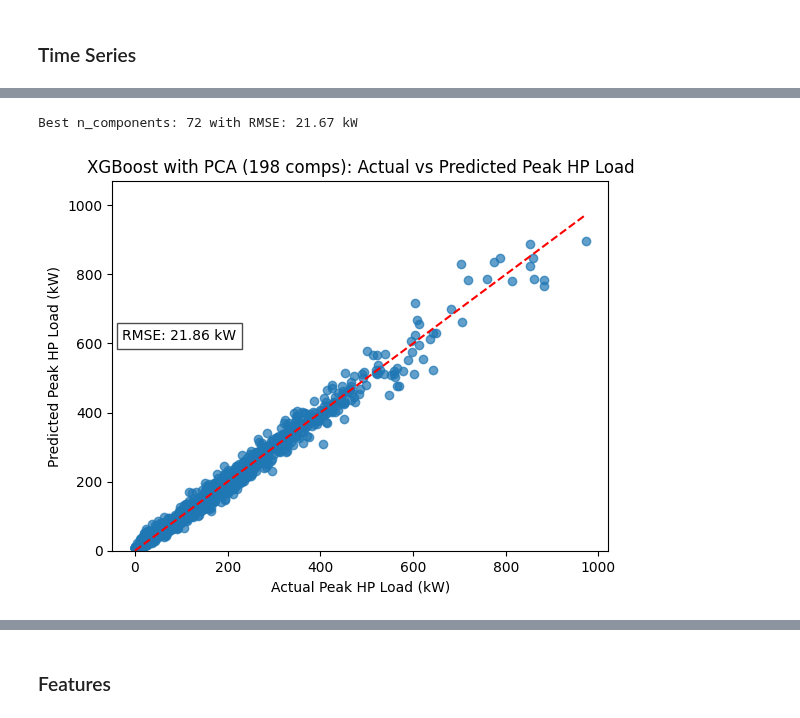
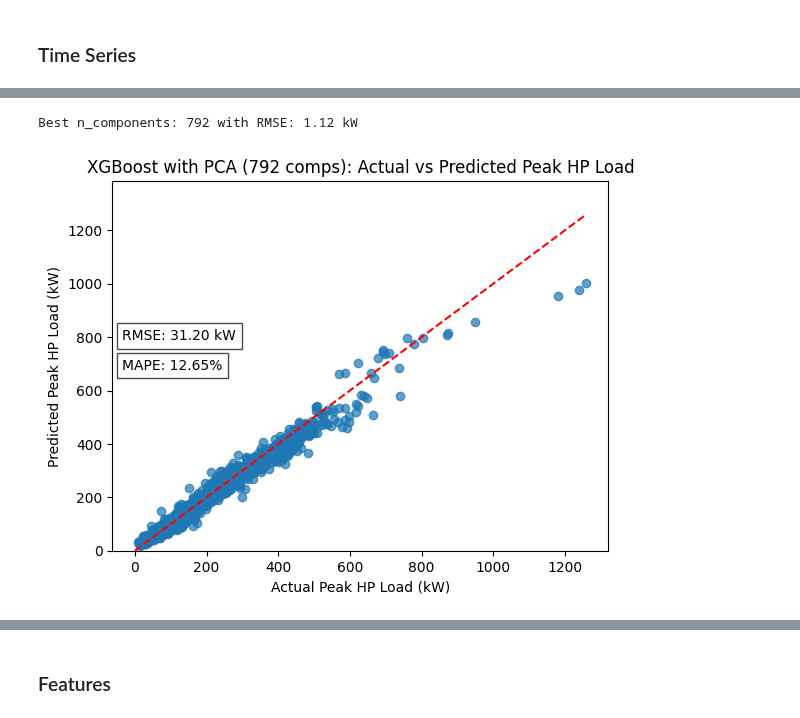
Before and after one commit to agouveia-kul/hp-capacity-detection, a Jupyter notebook: HeatPumpDetection_refactored.ipynb, the cells around one changed output, grey strips where cells are left out. Saved outputs shown, nothing was run; the diff lists cells and outputs as text; code cells hidden in the pictures.

```diff
--- a/HeatPumpDetection_refactored.ipynb
+++ b/HeatPumpDetection_refactored.ipynb
@@ -514,7 +518,7 @@ if regenerate_substations:
 
     substations = {}
 
-    min_substation_size = 2
+    min_substation_size = 20
     max_substation_size = 100
 
     T_base = 12.0  # degC, balance temperature for heating degree hours (HDH)
@@ -2020,12 +2090,12 @@ def extract_windowed_hdd_features_from_mapping(
 # Shared boolean arguments for all windowed HDD feature extractions
 windowed_hdd_feature_kwargs = dict(
     weekday_only=True,
-    include_shape=True,
+    include_shape=False,
     include_minmax=True,
     include_quantiles=True,
-    include_n_days=True,
-    include_corr_features=True,
-    include_climate_context=True,
+    include_n_days=False,
+    include_corr_features=False,
+    include_climate_context=False,
     normalize_by_peak=True,
 )
 
@@ -2215,9 +2261,11 @@ plt.show()
 # %%
-for n_comp in trange(2, 1000, 2, desc='Evaluating PCA components - XGBoost'):
-    pca = PCA(n_components=n_comp)
-    X_train_pca = pca.fit_transform(total_loads_train_df)
+results_timeseries = {}
 
-    xgb_model_time_pca = xgb.XGBRegressor(
+for n_components in trange(2, 1000, 2, desc='Evaluating PCA components - XGBoost'):
+    pca_model = PCA(n_components=n_components)
+    X_train_pca = pca_model.fit_transform(pca_train_loads_df)
+
+    xgb_pca_model = xgb.XGBRegressor(
         learning_rate=xgb_time_best_hyperparams['eta'],
         n_estimators=int(xgb_time_best_hyperparams['n_estimators']),
         max_depth=int(xgb_time_best_hyperparams['max_depth']),
@@ -2227,45 +2275,41 @@ for n_comp in trange(2, 1000, 2, desc='Evaluating PCA components - XGBoost'):
         reg_lambda=xgb_time_best_hyperparams['reg_lambda'],
         min_child_weight=int(xgb_time_best_hyperparams['min_child_weight']),
         colsample_bytree=xgb_time_best_hyperparams['colsample_bytree'],
-        eval_metric="mae"
+        eval_metric='mae'
     )
-    xgb_model_time_pca.fit(X_train_pca, y_train_pca)
-    xgb_pred_pca = xgb_model_time_pca.predict(X_train_pca)
-    xgb_pred_pca = np.maximum(xgb_pred_pca, 0) # ensure non-negative predictions
+    xgb_pca_model.fit(X_train_pca, y_train_pca)
+    xgb_pca_pred = clip_non_negative(xgb_pca_model.predict(X_train_pca))
 
-    rmse = root_mean_squared_error(y_test_pca, xgb_pred_pca)
-    results_timeseries[n_comp] = rmse
+    rmse = root_mean_squared_error(y_train_pca, xgb_pca_pred)
+    results_timeseries[n_components] = rmse
 
-    if rmse < 0.1:  # arbitrary threshold for "good enough" performance to stop early
-        print(f'RMSE below threshold at n_components={n_comp}, stopping early.')
+    if rmse < 0.1:
+        print(f'RMSE below threshold at n_components={n_components}, stopping early.')
         break
 
 pca_xgb_time_n_comp = min(results_timeseries, key=results_timeseries.get)
-print(f'Best n_components: {best_pred_pca} with RMSE: {results_timeseries[best_pred_pca]:.2f} kW')
+print(f'Best n_components: {pca_xgb_time_n_comp} with RMSE: {results_timeseries[pca_xgb_time_n_comp]:.2f} kW')
 # %% [output]
-Best n_components: 72 with RMSE: 21.67 kW
+Best n_components: 792 with RMSE: 1.12 kW
 # %%
-pca = PCA(n_components=pca_xgb_time_n_comp)
+pca_model = PCA(n_components=pca_xgb_time_n_comp)
 
-X_train_pca = pca.fit_transform(total_loads_train_df)
-X_test_pca = pca.transform(total_loads_test_df)
+X_train_pca = pca_model.fit_transform(pca_train_loads_df)
+X_test_pca = pca_model.transform(pca_test_loads_df)
 
-xgb_model_time_pca.fit(X_train_pca, y_train_pca)
-xgb_pred_pca = xgb_model_time_pca.predict(X_test_pca)
-xgb_pred_pca = np.maximum(xgb_pred_pca, 0) # ensure non-negative predictions
+xgb_pca_model.fit(X_train_pca, y_train_pca)
+xgb_pred_pca = clip_non_negative(xgb_pca_model.predict(X_test_pca))
 
-fig, ax = plt.subplots()
-ax.scatter(y_test_pca, xgb_pred_pca, alpha=0.7)
-ax.plot([y_test_pca.min(), y_test_pca.max()], [y_test_pca.min(), y_test_pca.max()], 'r--')
-ax.set_xlabel('Actual Peak HP Load (kW)')
-ax.set_ylabel('Predicted Peak HP Load (kW)')
-ax.set_title(f'XGBoost with PCA ({pca_xgb_time_n_comp} comps): Actual vs Predicted Peak HP Load')
-rmse = root_mean_squared_error(y_test_pca, xgb_pred_pca)
-ax.text(0.02, 0.6, f'RMSE: {rmse:.2f} kW', transform=ax.transAxes, va='top', bbox=dict(facecolor='white', alpha=0.7))
-ax.set_ylim([0, y_test_pca.max() * 1.1])
+fig, ax, rmse, mape = plot_prediction_scatter(
+    y_test_pca,
+    xgb_pred_pca,
+    title=f'XGBoost with PCA ({pca_xgb_time_n_comp} comps): Actual vs Predicted Peak HP Load',
+    xlabel='Actual Peak HP Load (kW)',
+    ylabel='Predicted Peak HP Load (kW)',
+)
 plt.show()
 # %% [output]
-[figure, old version]
+[figure, new version]
 # %%
 rmse_dict = results_timeseries
 
```
Also changed, not shown: parts of 40 cells of this notebook, 20 other files.
